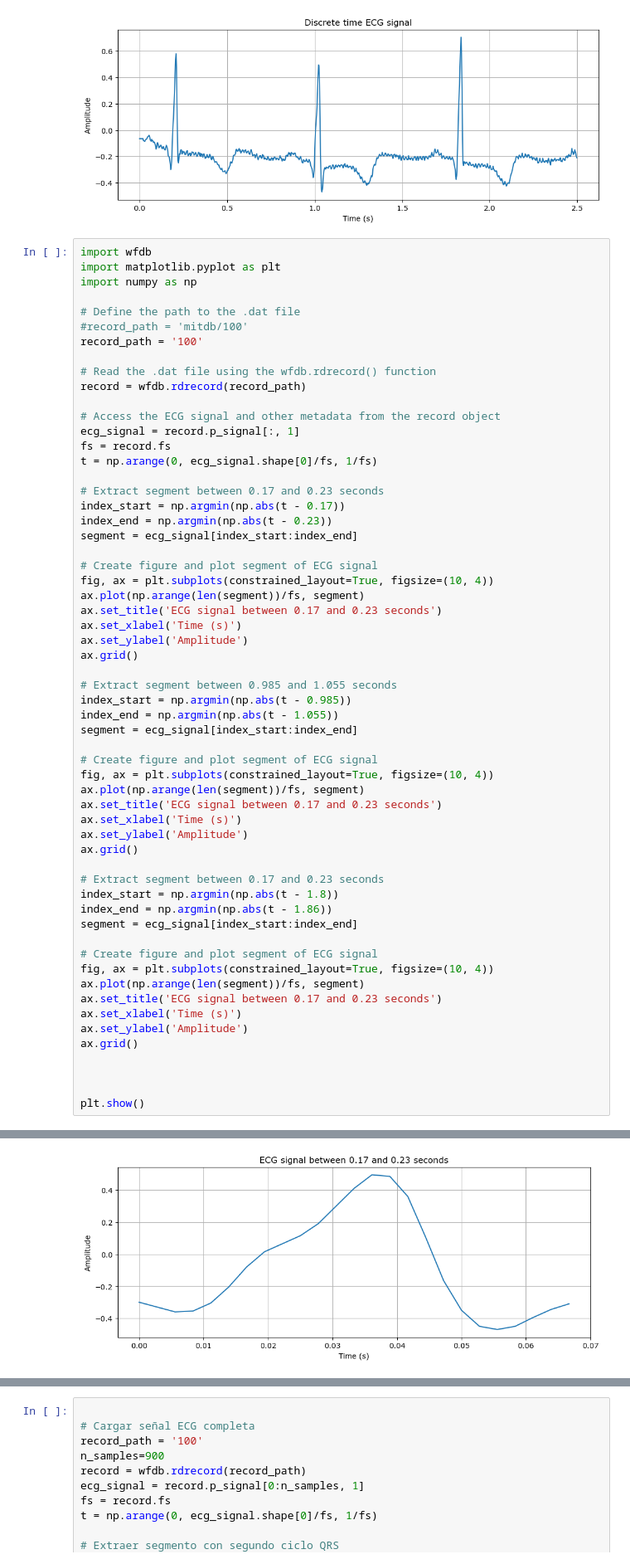
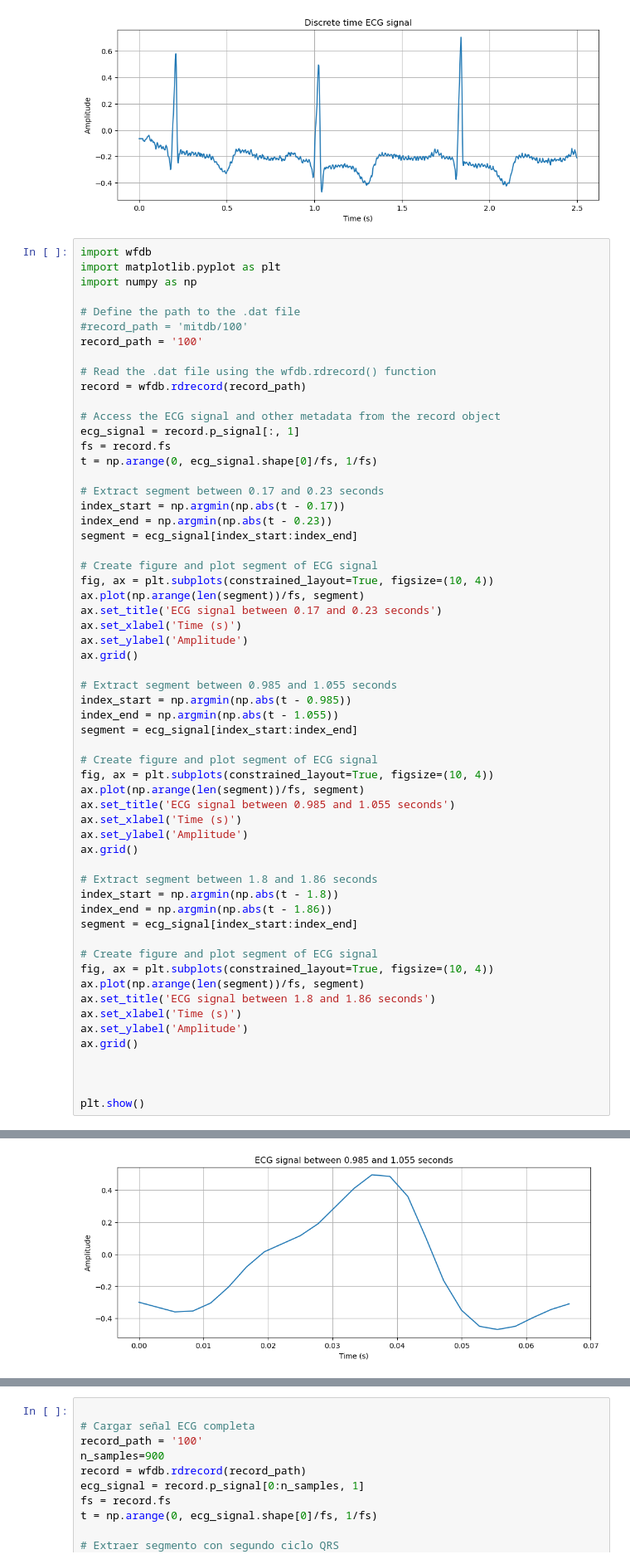
Before and after one commit to JosephArroyave/PDS, a Jupyter notebook: ECGsignalprocessingEstudiantes.ipynb, the cells around one changed output, grey strips where cells are left out. Shown at 83% size. Drawn from its saved outputs; the diff is of its cells as text.

```diff
--- a/ECGsignalprocessingEstudiantes.ipynb
+++ b/ECGsignalprocessingEstudiantes.ipynb
@@ -101,37 +101,37 @@ ax.set_ylabel('Amplitude')
 ax.grid()
 
 # Extract segment between 0.985 and 1.055 seconds
 index_start = np.argmin(np.abs(t - 0.985))
 index_end = np.argmin(np.abs(t - 1.055))
 segment = ecg_signal[index_start:index_end]
 
 # Create figure and plot segment of ECG signal
 fig, ax = plt.subplots(constrained_layout=True, figsize=(10, 4))
 ax.plot(np.arange(len(segment))/fs, segment)
-ax.set_title('ECG signal between 0.17 and 0.23 seconds')
+ax.set_title('ECG signal between 0.985 and 1.055 seconds')
 ax.set_xlabel('Time (s)')
 ax.set_ylabel('Amplitude')
 ax.grid()
 
-# Extract segment between 0.17 and 0.23 seconds
+# Extract segment between 1.8 and 1.86 seconds
 index_start = np.argmin(np.abs(t - 1.8))
 index_end = np.argmin(np.abs(t - 1.86))
 segment = ecg_signal[index_start:index_end]
 
 # Create figure and plot segment of ECG signal
 fig, ax = plt.subplots(constrained_layout=True, figsize=(10, 4))
 ax.plot(np.arange(len(segment))/fs, segment)
-ax.set_title('ECG signal between 0.17 and 0.23 seconds')
+ax.set_title('ECG signal between 1.8 and 1.86 seconds')
 ax.set_xlabel('Time (s)')
 ax.set_ylabel('Amplitude')
 ax.grid()
 
 
 
 plt.show()
 # %% [output]
 [figure]
-[figure, old version]
+[figure, new version]
 [figure]
 # %%
 
```
Also changed, not shown: parts of 1 cell of this notebook, 1 other file.
